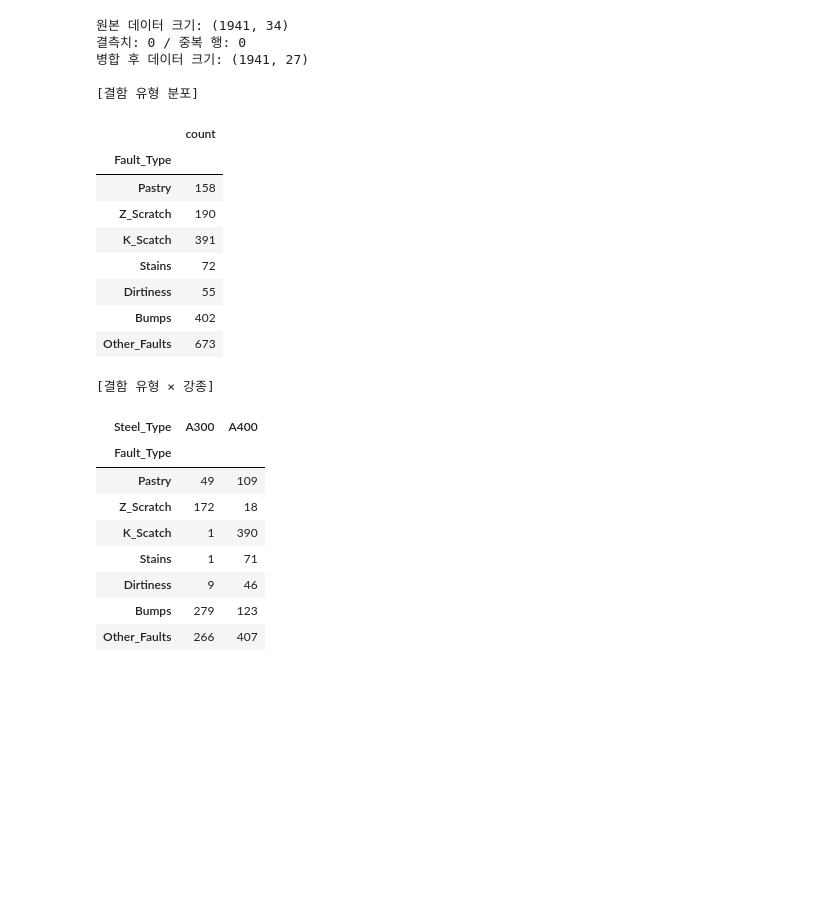
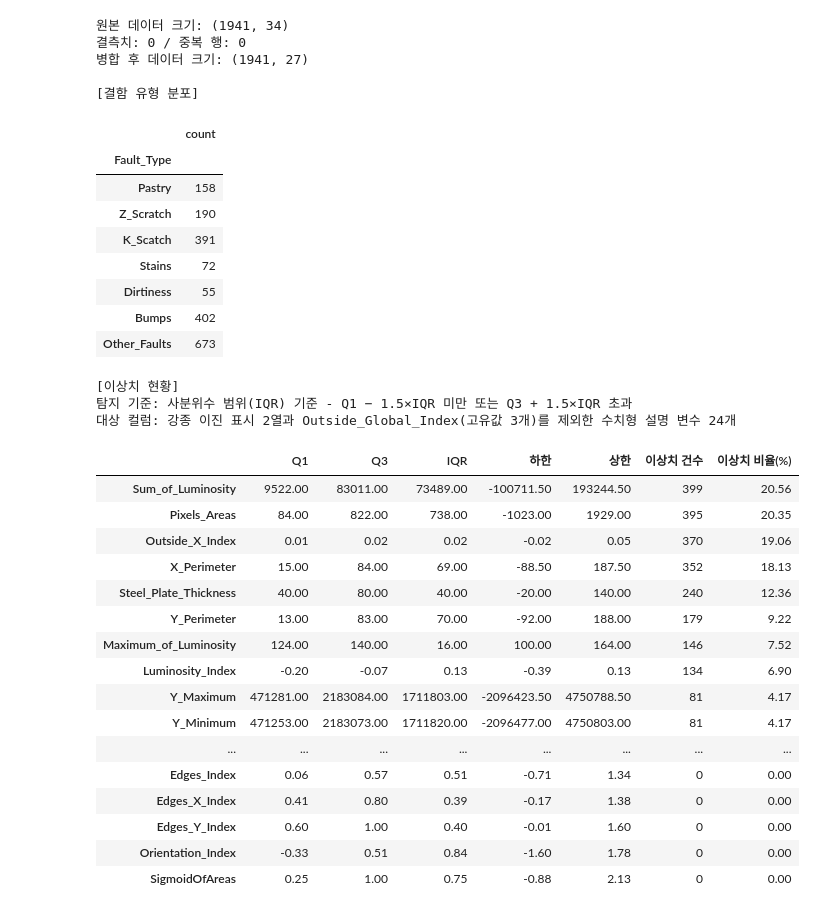
Before and after one commit to happening12321/steel-defect-classification, a Jupyter notebook: model 0.8349/최종 모델.ipynb, the cells around one changed output. Drawn from its saved outputs; the diff is of its cells as text; code cells hidden in the pictures; blank space fills up the shorter version.

```diff
--- a/model 0.8349/LGBM+ET.ipynb
+++ b/model 0.8349/최종 모델.ipynb
@@ -116,6 +116,55 @@ print("병합 후 데이터 크기:", df.shape)
 
 print("\n[결함 유형 분포]")
 display(df[TARGET].value_counts().reindex(FAULT_COLS).to_frame("count"))
+
+
+# ============================================================
+# 1-1. 이상치 확인 (IQR 기준)
+# ============================================================
+# 강종 이진 표시 2열과 세 값만 가지는 Outside_Global_Index를 제외한
+# 수치형 설명 변수를 대상으로 Q1 − 1.5×IQR 미만 또는 Q3 + 1.5×IQR 초과를 이상치로 본다.
+# 이상치는 제거·대체하지 않고 유지한다.
+# ============================================================
+
+OUTLIER_EXCLUDE = STEEL_COLS + ["Outside_Global_Index"] + FAULT_COLS
+outlier_cols = [c for c in raw_df.select_dtypes(include="number").columns
+                if c not in OUTLIER_EXCLUDE]
+
+q1 = raw_df[outlier_cols].quantile(0.25)
+q3 = raw_df[outlier_cols].quantile(0.75)
+iqr = q3 - q1
+lower, upper = q1 - 1.5 * iqr, q3 + 1.5 * iqr
+is_outlier = (raw_df[outlier_cols] < lower) | (raw_df[outlier_cols] > upper)
+
+outlier_df = pd.DataFrame({
+    "Q1": q1, "Q3": q3, "IQR": iqr, "하한": lower, "상한": upper,
+    "이상치 건수": is_outlier.sum(),
+    "이상치 비율(%)": is_outlier.mean() * 100,
+}).sort_values("이상치 건수", ascending=False)
+
+
+def fmt(col):
+    return f"{col} {outlier_df.loc[col, '이상치 건수']}건({outlier_df.loc[col, '이상치 비율(%)']:.2f}%)"
+
+
+top5 = outlier_df.head(5).index.tolist()
+no_outlier = outlier_df.index[outlier_df["이상치 건수"] == 0].tolist()
+
+print("\n[이상치 현황]")
+print("탐지 기준: 사분위수 범위(IQR) 기준 - Q1 − 1.5×IQR 미만 또는 Q3 + 1.5×IQR 초과")
+print(f"대상 컬럼: 강종 이진 표시 2열과 Outside_Global_Index"
+      f"(고유값 {raw_df['Outside_Global_Index'].nunique()}개)를 제외한 수치형 설명 변수 {len(outlier_cols)}개")
+display(outlier_df.round(2))
+
+print("이상치 건수 및 비율:")
+print("  - 상위:", ", ".join(fmt(c) for c in top5))
+print("  - 적음:", ", ".join(fmt(c) for c in ["LogOfAreas", "Log_Y_Index"]))
+print("  - 이상치 없음:", ", ".join(no_outlier) if no_outlier else "없음")
+print("처리 방향: 이상치를 제거하거나 대체하지 않고 유지 "
+      "(실제 결함의 크기·형태를 반영하는 값이며 원자료 오류 없음, 트리 계열 모델은 값의 순서로 분기)")
+print(f"종합 해석: Pixels_Areas {outlier_df.loc['Pixels_Areas', '이상치 비율(%)']:.2f}% → "
+      f"LogOfAreas {outlier_df.loc['LogOfAreas', '이상치 비율(%)']:.2f}%로, "
+      "로그 변환 변수가 분포의 치우침을 완화한다. IQR 기준 이상치는 오류를 뜻하지 않으므로 특성을 보존한다.")
 
 
 # ============================================================
@@ -517,40 +566,50 @@ def predict_faults(new_data: pd.DataFrame,
     names = bundle["class_names"]
     merged = merge_columns(new_data.drop(columns=names, errors="ignore"))
     X_new = build_features(merged, bundle["use_extra_features"])[bundle["feature_cols"]]
 
     proba = bundle["model"].predict_proba(X_new)
     out = pd.DataFrame(proba, columns=[f"prob_{n}" for n in names], index=new_data.index)
     out.insert(0, "predicted_fault", [names[i] for i in proba.argmax(axis=1)])
     out.insert(1, "confidence", proba.max(axis=1))
     return out
 
 
 demo = predict_faults(raw_df.iloc[idx_test[:5]])
 demo.insert(0, "actual_fault", df.iloc[idx_test[:5]][TARGET].values)
 print("\n[예측 함수 동작 확인 - 전체 데이터로 재학습한 모델이므로 성능 지표 아님]")
 display(demo.round(3))
 # %% [output]
 원본 데이터 크기: (1941, 34)
 결측치: 0 / 중복 행: 0
 병합 후 데이터 크기: (1941, 27)
 
 [결함 유형 분포]
 |  | count |
 | Fault_Type |  |
 | Pastry | 158 |
 | Z_Scratch | 190 |
 | K_Scatch | 391 |
 | Stains | 72 |
 | Dirtiness | 55 |
 | Bumps | 402 |
 | Other_Faults | 673 |
-[결함 유형 × 강종]
+[이상치 현황]
+탐지 기준: 사분위수 범위(IQR) 기준 - Q1 − 1.5×IQR 미만 또는 Q3 + 1.5×IQR 초과
+대상 컬럼: 강종 이진 표시 2열과 Outside_Global_Index(고유값 3개)를 제외한 수치형 설명 변수 24개
-| Steel_Type | A300 | A400 |
-| Fault_Type |  |  |
-| Pastry | 49 | 109 |
-| Z_Scratch | 172 | 18 |
-| K_Scatch | 1 | 390 |
-| Stains | 1 | 71 |
-| Dirtiness | 9 | 46 |
-| Bumps | 279 | 123 |
-| Other_Faults | 266 | 407 |
+|  | Q1 | Q3 | IQR | 하한 | 상한 | 이상치 건수 | 이상치 비율(%) |
+| Sum_of_Luminosity | 9522.00 | 83011.00 | 73489.00 | -100711.50 | 193244.50 | 399 | 20.56 |
+| Pixels_Areas | 84.00 | 822.00 | 738.00 | -1023.00 | 1929.00 | 395 | 20.35 |
+| Outside_X_Index | 0.01 | 0.02 | 0.02 | -0.02 | 0.05 | 370 | 19.06 |
+| X_Perimeter | 15.00 | 84.00 | 69.00 | -88.50 | 187.50 | 352 | 18.13 |
+| Steel_Plate_Thickness | 40.00 | 80.00 | 40.00 | -20.00 | 140.00 | 240 | 12.36 |
+| Y_Perimeter | 13.00 | 83.00 | 70.00 | -92.00 | 188.00 | 179 | 9.22 |
+| Maximum_of_Luminosity | 124.00 | 140.00 | 16.00 | 100.00 | 164.00 | 146 | 7.52 |
+| Luminosity_Index | -0.20 | -0.07 | 0.13 | -0.39 | 0.13 | 134 | 6.90 |
+| Y_Maximum | 471281.00 | 2183084.00 | 1711803.00 | -2096423.50 | 4750788.50 | 81 | 4.17 |
+| Y_Minimum | 471253.00 | 2183073.00 | 1711820.00 | -2096477.00 | 4750803.00 | 81 | 4.17 |
+| ... | ... | ... | ... | ... | ... | ... | ... |
+| Edges_Index | 0.06 | 0.57 | 0.51 | -0.71 | 1.34 | 0 | 0.00 |
+| Edges_X_Index | 0.41 | 0.80 | 0.39 | -0.17 | 1.38 | 0 | 0.00 |
+| Edges_Y_Index | 0.60 | 1.00 | 0.40 | -0.01 | 1.60 | 0 | 0.00 |
+| Orientation_Index | -0.33 | 0.51 | 0.84 | -1.60 | 1.78 | 0 | 0.00 |
+| SigmoidOfAreas | 0.25 | 1.00 | 0.75 | -0.88 | 2.13 | 0 | 0.00 |
```
Also changed, not shown: parts of 1 cell of this notebook, 2 other files.
